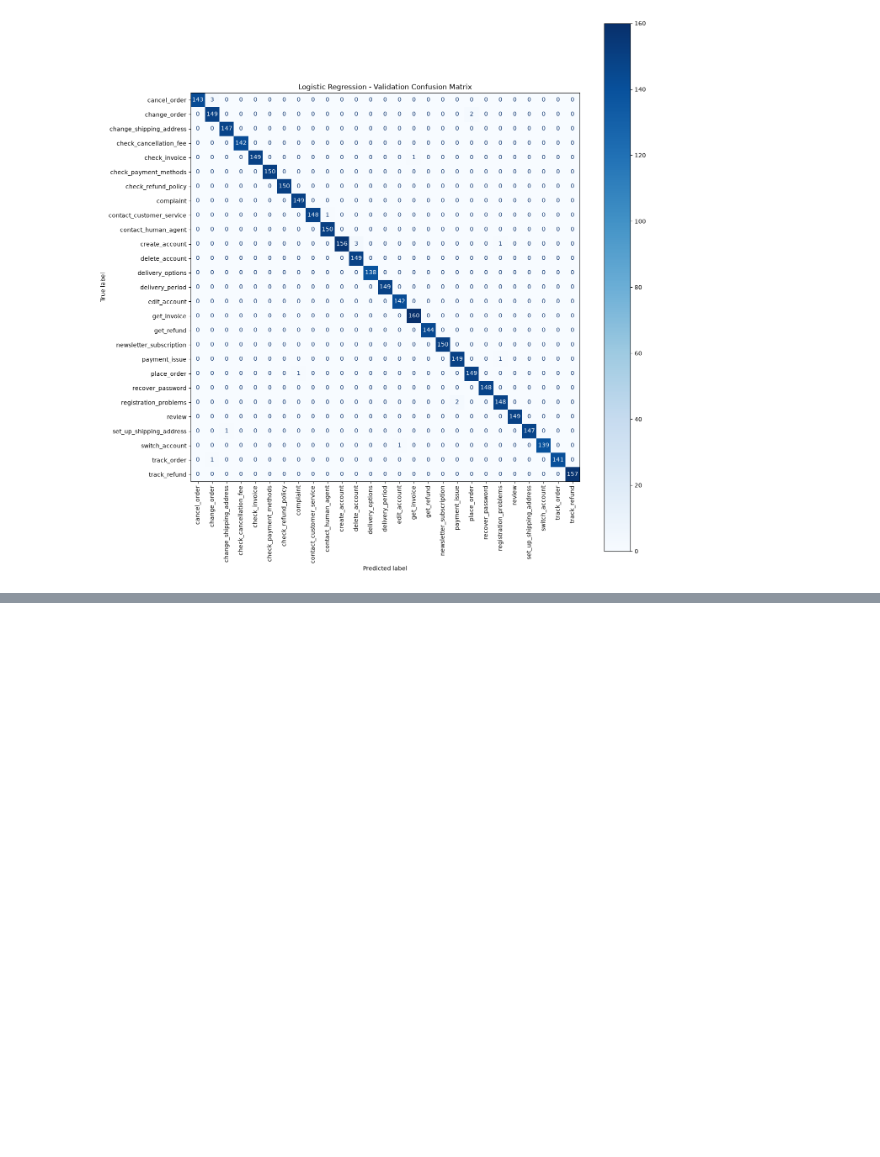
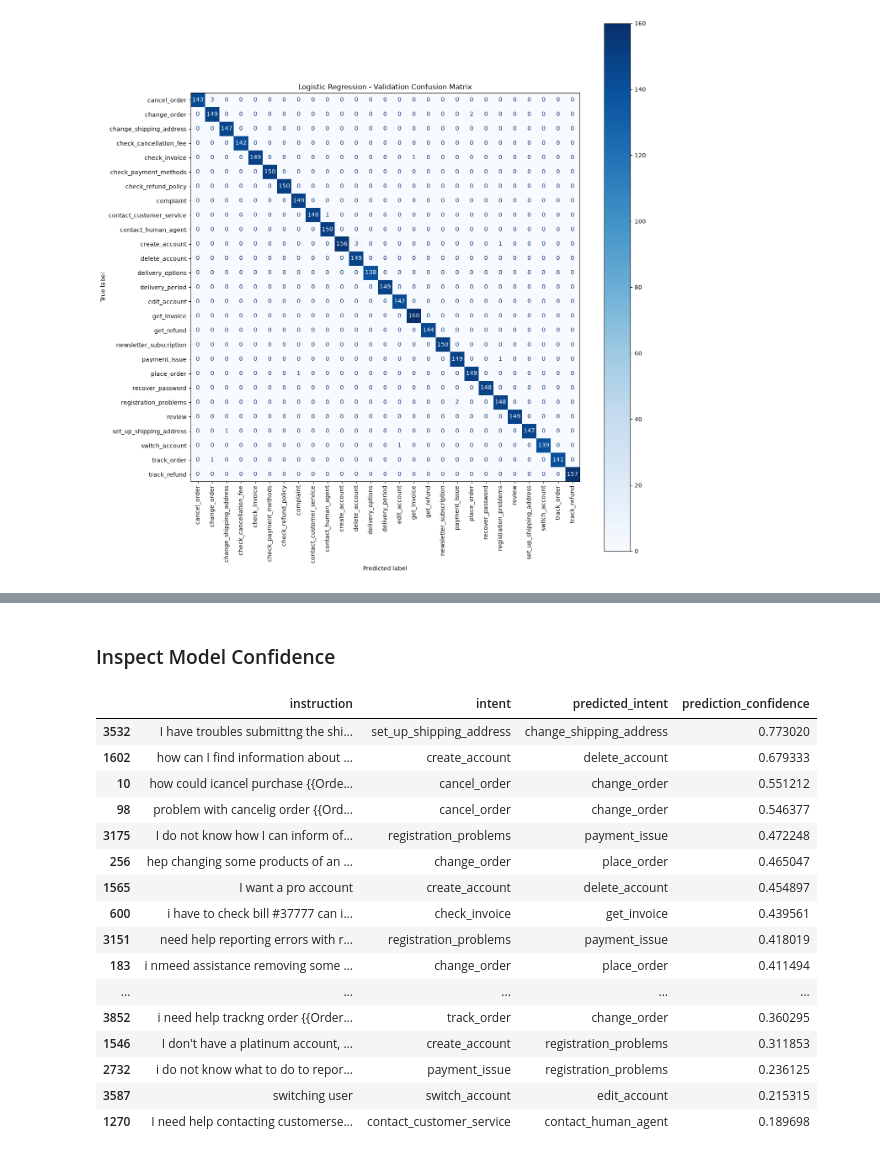
Before and after one commit to ribhupramanik/ResolveAI, a Jupyter notebook: notebooks/02_baseline_models.ipynb, the cells around one changed output, grey strips where cells are left out. Cells and saved outputs as stored; diff of their text form; code cells hidden in the pictures; blank space fills up the shorter version.

```diff
--- a/notebooks/02_baseline_models.ipynb
+++ b/notebooks/02_baseline_models.ipynb
@@ -185,0 +273,46 @@ LogisticRegression(max_iter=1000)
+# %% [markdown]
+### Inspect Model Confidence
+# %%
+val_probabilities = (
+    baseline_pipeline.predict_proba(
+        X_val
+    )
+)
+
+results_df["prediction_confidence"] = (
+    val_probabilities.max(axis=1)
+)
+# %%
+errors_df = results_df[
+    ~results_df["is_correct"]
+].copy()
+# %%
+errors_df[
+  [
+    "instruction",
+    "intent",
+    "predicted_intent",
+    "prediction_confidence"
+  ]
+].sort_values(
+  "prediction_confidence",
+  ascending=False
+)
+# %% [output]
+|  | instruction | intent | predicted_intent | prediction_confidence |
+| 3532 | I have troubles submittng the shi... | set_up_shipping_address | change_shipping_address | 0.773020 |
+| 1602 | how can I find information about ... | create_account | delete_account | 0.679333 |
+| 10 | how could icancel purchase {{Orde... | cancel_order | change_order | 0.551212 |
+| 98 | problem with cancelig order {{Ord... | cancel_order | change_order | 0.546377 |
+| 3175 | I do not know how I can inform of... | registration_problems | payment_issue | 0.472248 |
+| 256 | hep changing some products of an ... | change_order | place_order | 0.465047 |
+| 1565 | I want a pro account | create_account | delete_account | 0.454897 |
+| 600 | i have to check bill #37777 can i... | check_invoice | get_invoice | 0.439561 |
+| 3151 | need help reporting errors with r... | registration_problems | payment_issue | 0.418019 |
+| 183 | i nmeed assistance removing some ... | change_order | place_order | 0.411494 |
+| ... | ... | ... | ... | ... |
+| 3852 | i need help trackng order {{Order... | track_order | change_order | 0.360295 |
+| 1546 | I don't have a platinum account, ... | create_account | registration_problems | 0.311853 |
+| 2732 | i do not know what to do to repor... | payment_issue | registration_problems | 0.236125 |
+| 3587 | switching user | switch_account | edit_account | 0.215315 |
+| 1270 | I need help contacting customerse... | contact_customer_service | contact_human_agent | 0.189698 |
```
Also changed, not shown: parts of 9 cells of this notebook.
